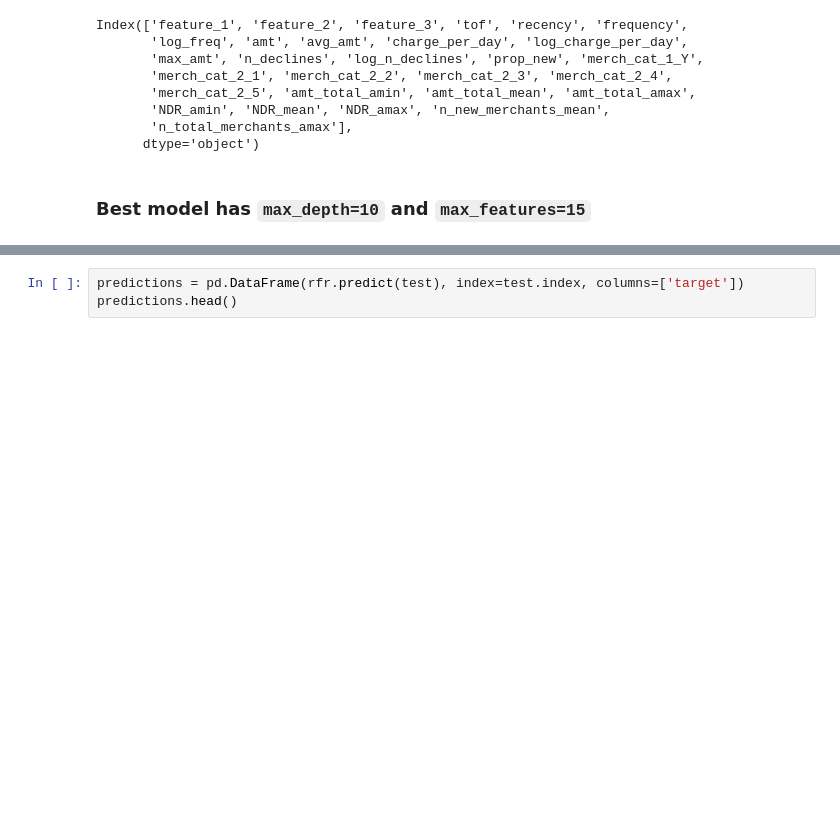
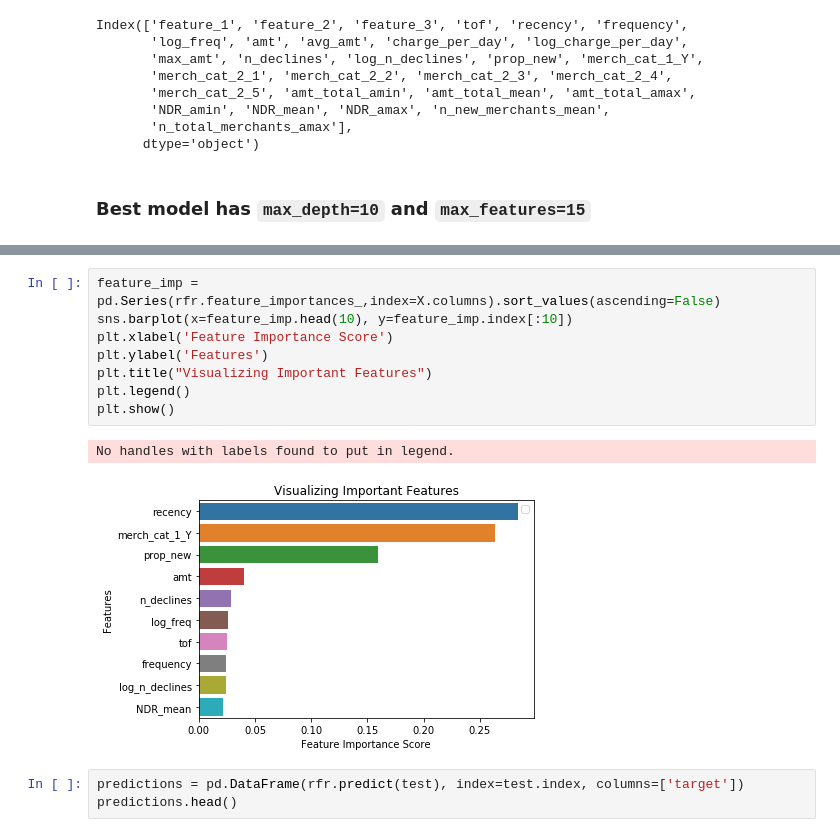
Before and after one commit to michaelfedell/kaggle_elo, a Jupyter notebook: models/random_forest_target.ipynb, the cells around one changed output, grey strips where cells are left out. Drawn from its saved outputs; the diff is of its cells as text; blank space fills up the shorter version.

```diff
--- a/models/random_forest_target.ipynb
+++ b/models/random_forest_target.ipynb
@@ -343,3 +343,14 @@ TypeError: Index(...) must be called with a collection of some kind, 'target' wa
+# %%
+feature_imp = pd.Series(rfr.feature_importances_,index=X.columns).sort_values(ascending=False)
+sns.barplot(x=feature_imp.head(10), y=feature_imp.index[:10])
+plt.xlabel('Feature Importance Score')
+plt.ylabel('Features')
+plt.title("Visualizing Important Features")
+plt.legend()
+plt.show()
+# %% [output]
+No handles with labels found to put in legend.
+[figure, added]
 # %%
 predictions = pd.DataFrame(rfr.predict(test), index=test.index, columns=['target'])
 predictions.head()
```
Also changed, not shown: parts of 3 cells of this notebook, 1 other file.
